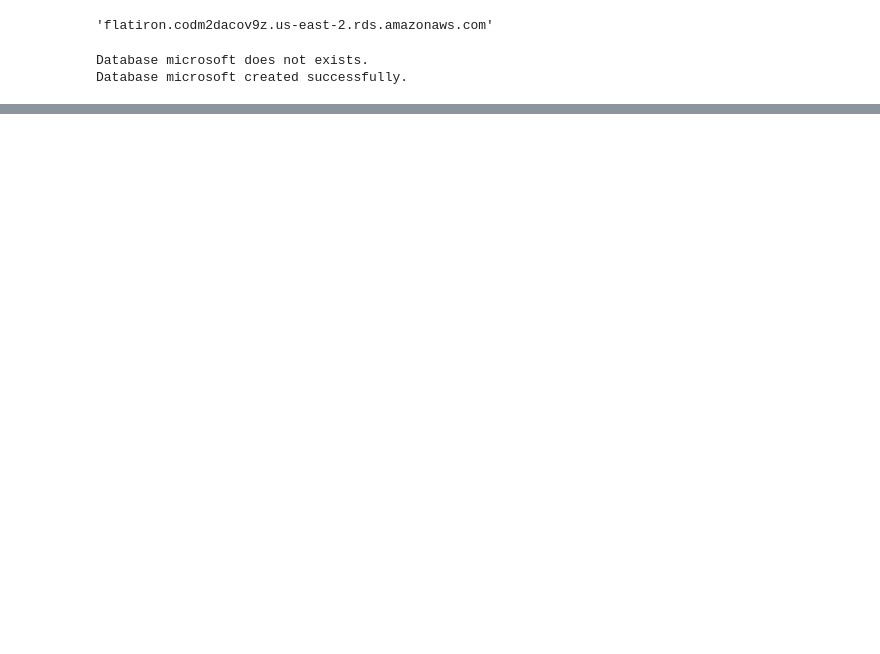
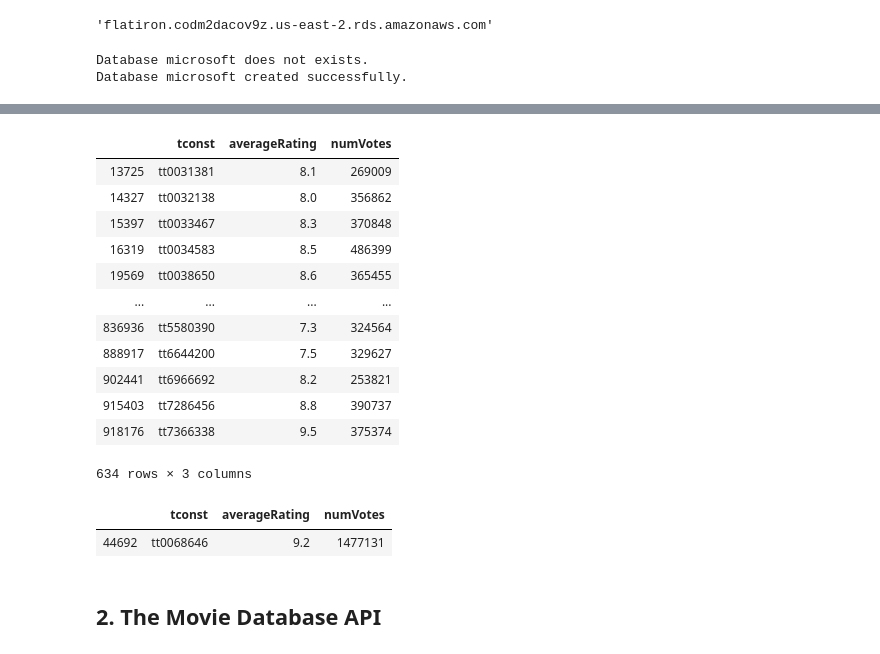
Before and after one commit to michaeleby1/film_streaming_analysis, a Jupyter notebook: project1.ipynb, the cells around one changed output, grey strips where cells are left out. Saved outputs shown, nothing was run; the diff lists cells and outputs as text; code cells hidden in the pictures; blank space fills up the shorter version.

```diff
--- a/project1.ipynb
+++ b/project1.ipynb
@@ -44,0 +133,23 @@ Database microsoft created successfully.
+# %%
+df_ratings[df_ratings['numVotes'] >= 250000] # Use the number of votes as a measure of a film's success
+# %% [output]
+|  | tconst | averageRating | numVotes |
+| 13725 | tt0031381 | 8.1 | 269009 |
+| 14327 | tt0032138 | 8.0 | 356862 |
+| 15397 | tt0033467 | 8.3 | 370848 |
+| 16319 | tt0034583 | 8.5 | 486399 |
+| 19569 | tt0038650 | 8.6 | 365455 |
+| ... | ... | ... | ... |
+| 836936 | tt5580390 | 7.3 | 324564 |
+| 888917 | tt6644200 | 7.5 | 329627 |
+| 902441 | tt6966692 | 8.2 | 253821 |
+| 915403 | tt7286456 | 8.8 | 390737 |
+| 918176 | tt7366338 | 9.5 | 375374 |
+634 rows × 3 columns
+# %%
+df_ratings[df_ratings['tconst'] == 'tt0068646'] #The Godfather
+# %% [output]
+|  | tconst | averageRating | numVotes |
+| 44692 | tt0068646 | 9.2 | 1477131 |
+# %% [markdown]
+## 2. The Movie Database API
```
Also changed, not shown: parts of 15 cells of this notebook.
